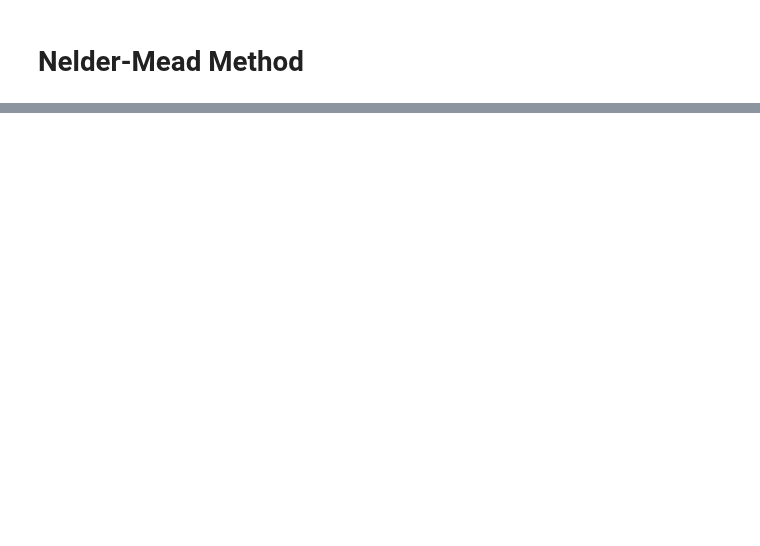
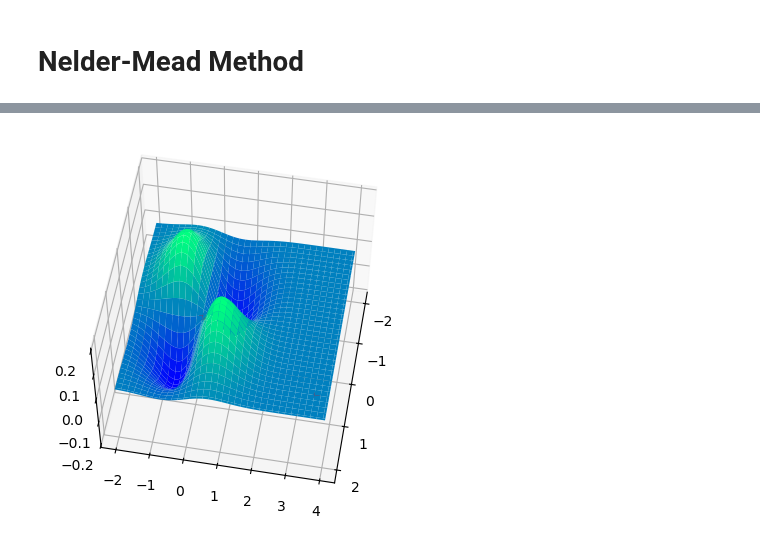
Before and after one commit to HyuntaeKR/numanal2023, a Jupyter notebook: optimization.ipynb, the cells around one changed output, grey strips where cells are left out. Saved outputs shown, nothing was run; the diff lists cells and outputs as text; code cells hidden in the pictures; blank space fills up the shorter version.

Commit message:
Add nelder-mead

```diff
--- a/optimization.ipynb
+++ b/optimization.ipynb
@@ -98,0 +186,13 @@ ax.plot_surface(xgrid, ygrid, zgrid)
+# %%
+# Example of Nelder-Mead method
+def my_func(x_vect: nptyping.ArrayLike):
+    x = x_vect[0]
+    y = x_vect[1]
+    return x * y * np.exp(-(x**2 + y**2))
+
+
+X0 = np.array([[1.0, 2.0], [1.5, 2.5], [2.0, 3.0]]).T * (-0.1)
+root = nelder_mead(my_func, X0)
+root2 = op.minimize(my_func, [-1.0, -2.0], method="Nelder-Mead")
+print(root)
+print(root2)
@@ -98,0 +211,22 @@ ax.plot_surface(xgrid, ygrid, zgrid)
+# %%
+# Take a look at the objective function
+import numpy as np
+import matplotlib.pyplot as plt
+from mpl_toolkits.mplot3d import Axes3D
+
+x = np.linspace(-2, 2, 101)
+y = np.linspace(-2, 4, 101)
+
+xgrid, ygrid = np.meshgrid(x, y)
+zgrid = my_func([xgrid, ygrid])
+
+figure = plt.figure()
+ax = plt.axes(projection="3d", proj_type="persp")
+ax.plot_surface(xgrid, ygrid, zgrid, cmap="winter")
+ax.scatter(
+    0.04940491, -0.05059509, my_func([0.04940491, -0.05059509]), c="r", marker="o"
+)
+ax.scatter(1.474e00, 3.625e00, my_func([1.474e00, 3.625e00]), c="r", marker="o")
+ax.view_init(55, 10)
+# %% [output]
+[figure, added]
```
Also changed, not shown: parts of 6 cells of this notebook, 1 other file.
